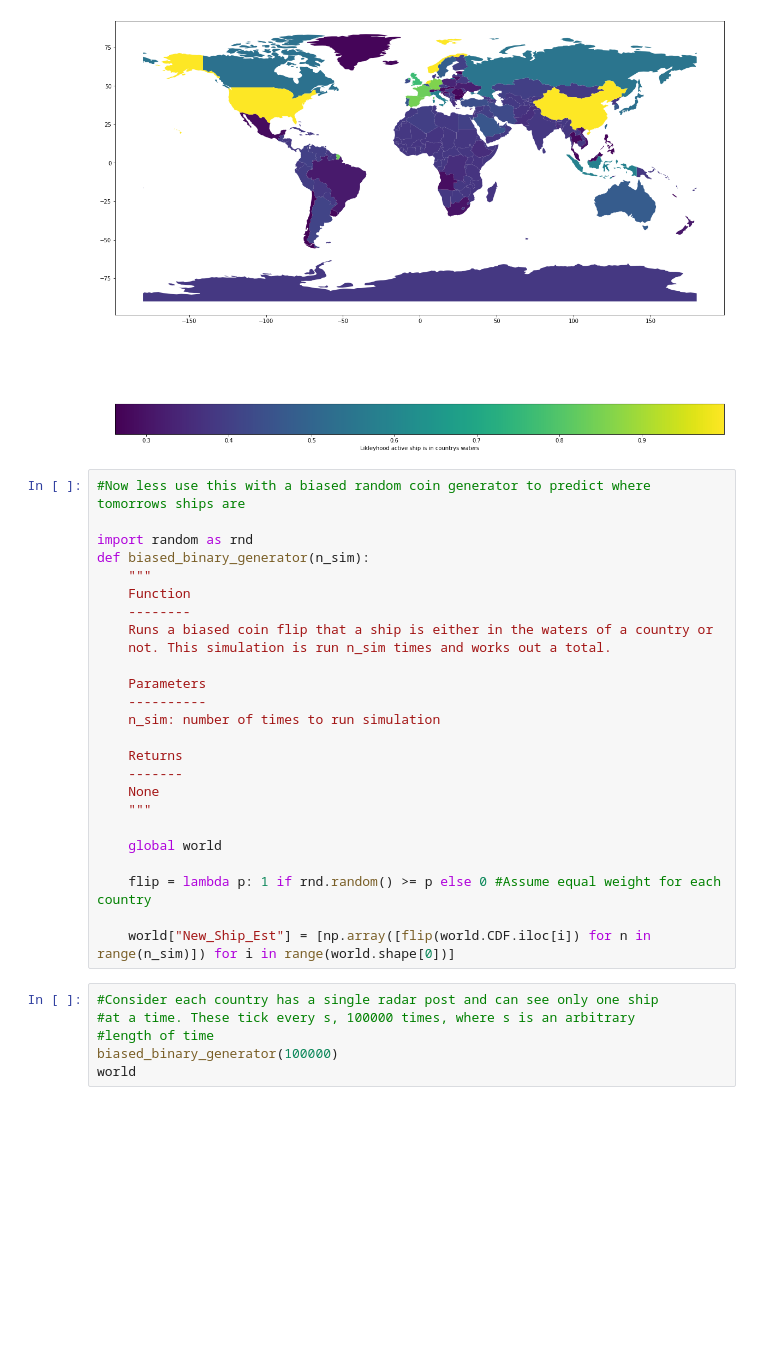
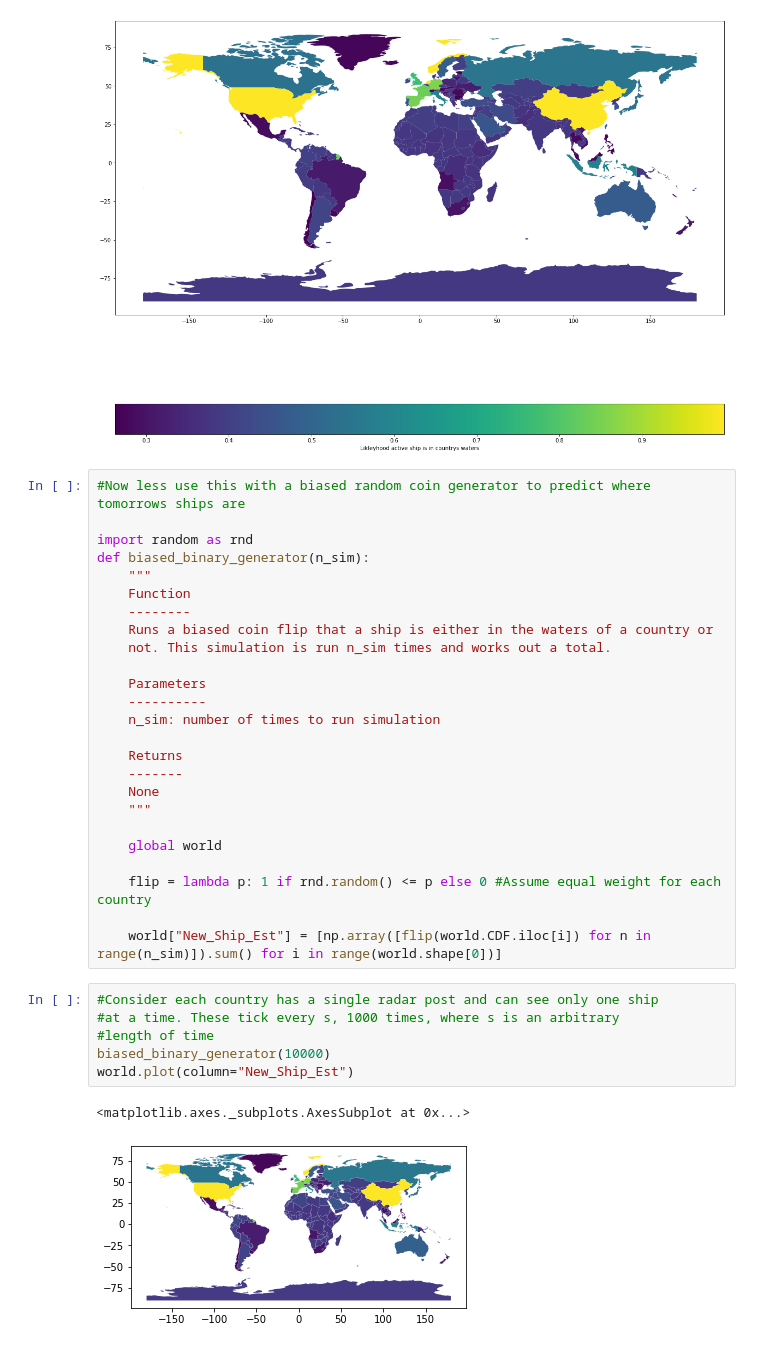
Before and after one commit to cojs2018/AIS-Data-Project, a Jupyter notebook: Ship_data.ipynb, the cells around one changed output. Cells and saved outputs as stored; diff of their text form; blank space fills up the shorter version.

```diff
--- a/Ship_data.ipynb
+++ b/Ship_data.ipynb
@@ -809,12 +809,15 @@ def biased_binary_generator(n_sim):
 
     global world
 
-    flip = lambda p: 1 if rnd.random() >= p else 0 #Assume equal weight for each country
+    flip = lambda p: 1 if rnd.random() <= p else 0 #Assume equal weight for each country
 
-    world["New_Ship_Est"] = [np.array([flip(world.CDF.iloc[i]) for n in range(n_sim)]) for i in range(world.shape[0])]
+    world["New_Ship_Est"] = [np.array([flip(world.CDF.iloc[i]) for n in range(n_sim)]).sum() for i in range(world.shape[0])]
 # %%
 #Consider each country has a single radar post and can see only one ship
-#at a time. These tick every s, 100000 times, where s is an arbitrary
+#at a time. These tick every s, 1000 times, where s is an arbitrary
 #length of time
-biased_binary_generator(100000)
-world
+biased_binary_generator(10000)
+world.plot(column="New_Ship_Est")
+# %% [output]
+<matplotlib.axes._subplots.AxesSubplot at 0x...>
+[figure, added]
```
Also changed, not shown: parts of 26 cells of this notebook.
